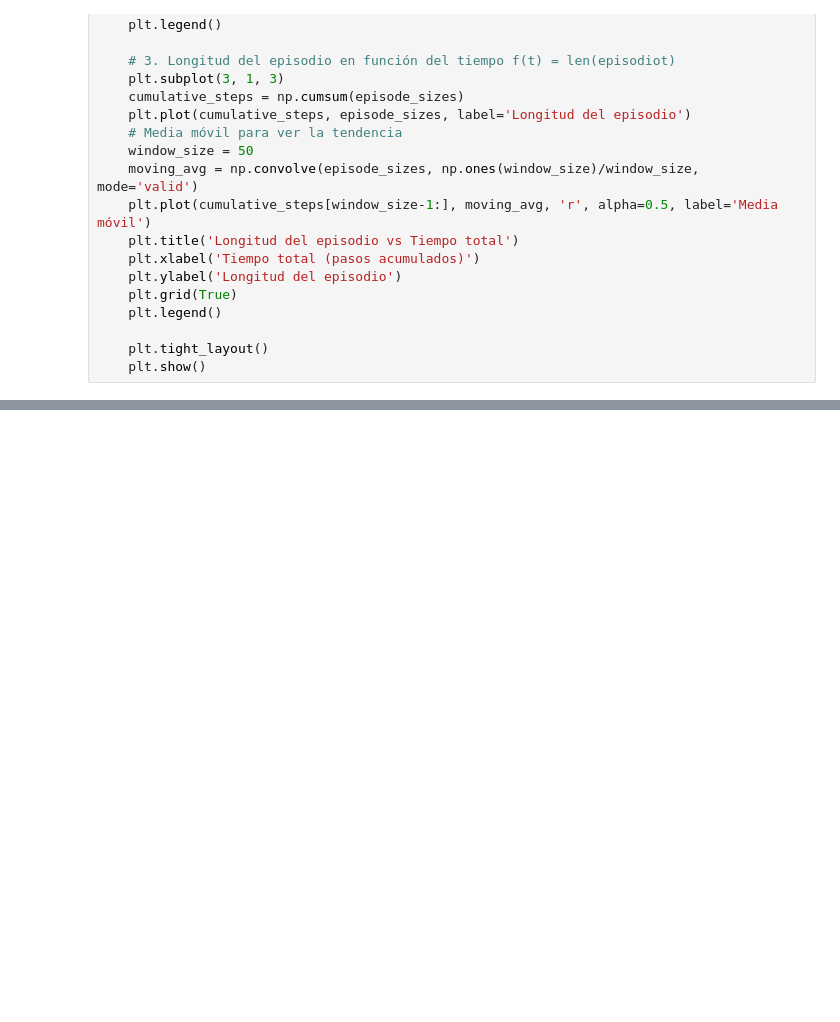
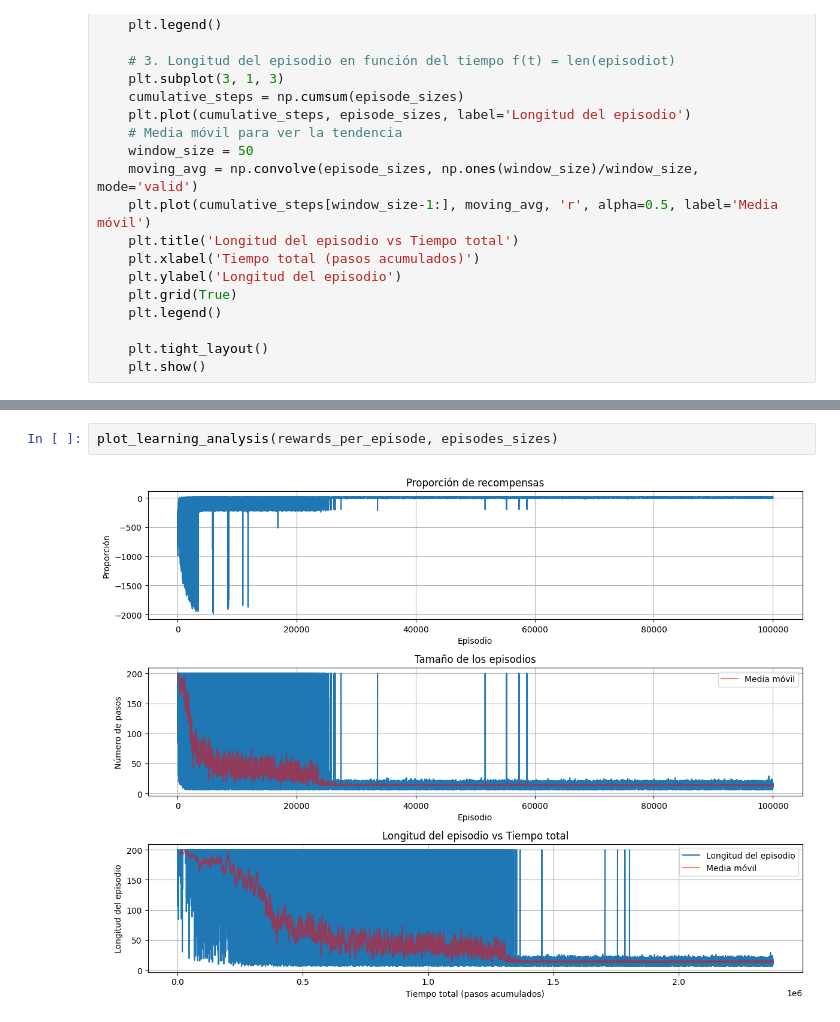
Before and after one commit to DeMiKe16/RL_VLB, a Jupyter notebook: taxi.ipynb, the cells around one changed output, grey strips where cells are left out. Drawn from its saved outputs; the diff is of its cells as text; blank space fills up the shorter version.

```diff
--- a/taxi.ipynb
+++ b/taxi.ipynb
@@ -484,0 +560,4 @@ MoviePy - video ready animation.mp4
+# %%
+plot_learning_analysis(rewards_per_episode, episodes_sizes)
+# %% [output]
+[figure, added]
```
Also changed, not shown: parts of 53 cells of this notebook, 7 other files.
